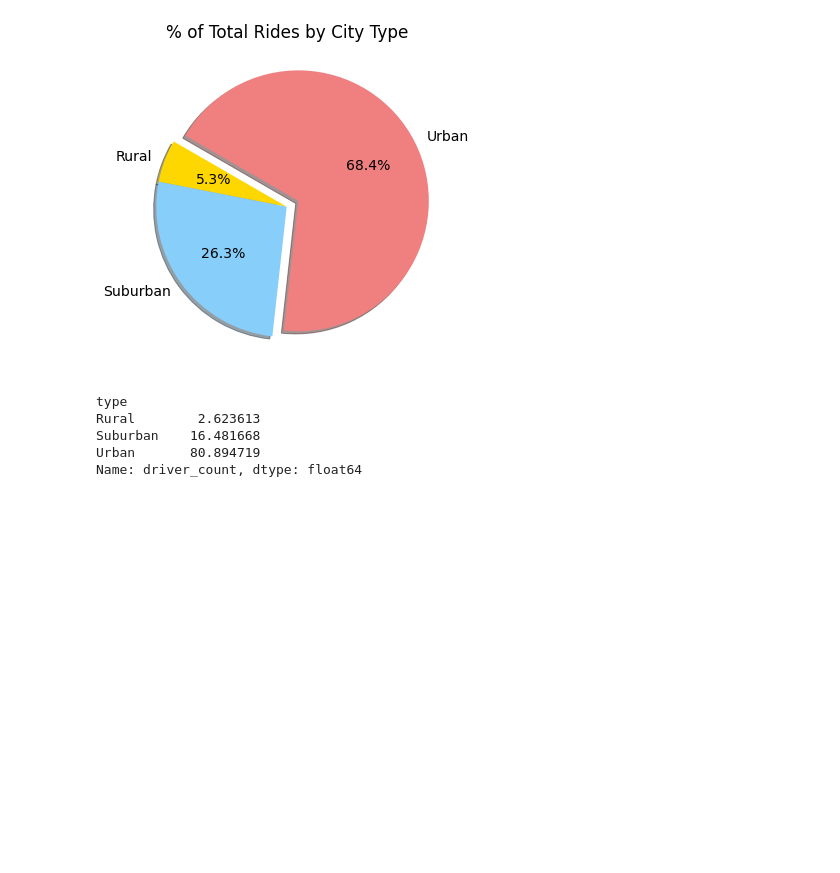
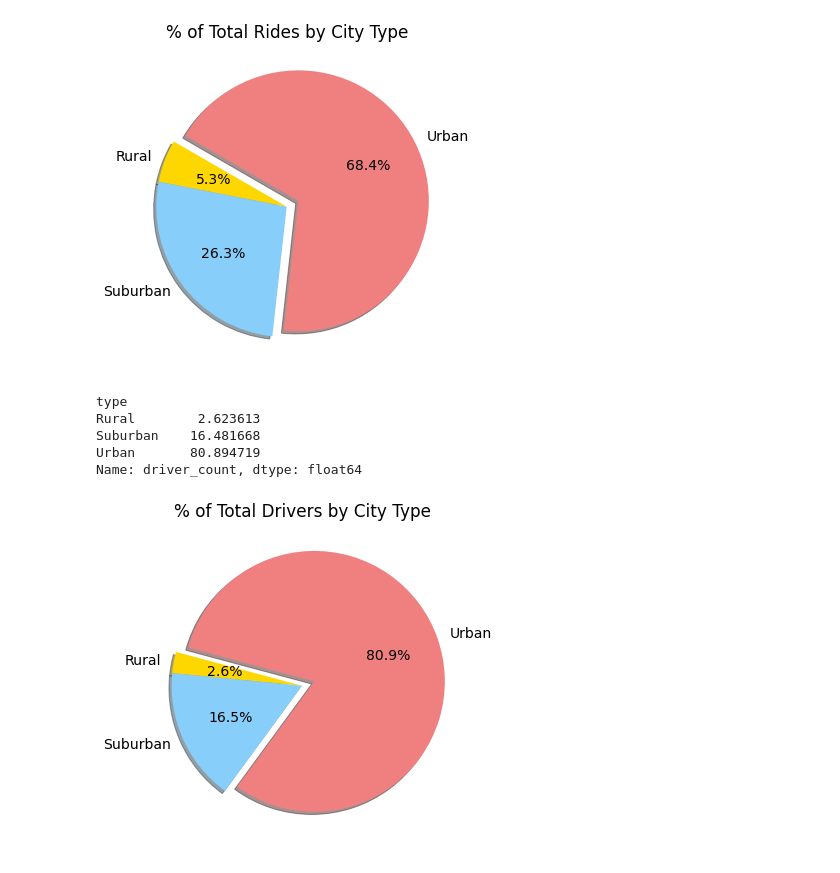
Before and after one commit to cgruns4/PyBer_Analysis, a Jupyter notebook: PyBer.ipynb, the cells around one changed output. Cells and saved outputs as stored; diff of their text form; code cells hidden in the pictures; blank space fills up the shorter version.

```diff
--- a/PyBer.ipynb
+++ b/PyBer.ipynb
@@ -1030,16 +1030,18 @@ Name: driver_count, dtype: float64
 # %%
 # Build percentage of rides by city type pie chart.
 plt.subplots(figsize=(10, 6))
-plt.pie(ride_percents,
+plt.pie(driver_percents,
     labels=["Rural", "Suburban", "Urban"],
     colors=["gold", "lightskyblue", "lightcoral"],
     explode=[0, 0, 0.1],
     autopct='%1.1f%%',
-    shadow=True, startangle=150)
-plt.title("% of Total Rides by City Type")
+    shadow=True, startangle=165)
+plt.title("% of Total Drivers by City Type")
 # Change the default font size from 10 to 14.
 mpl.rcParams['font.size'] = 14
 # Save Figure
-plt.savefig("analysis/Fig6.png")
+plt.savefig("analysis/Fig7.png")
 # Show Figure
 plt.show()
+# %% [output]
+[figure, added]
```
